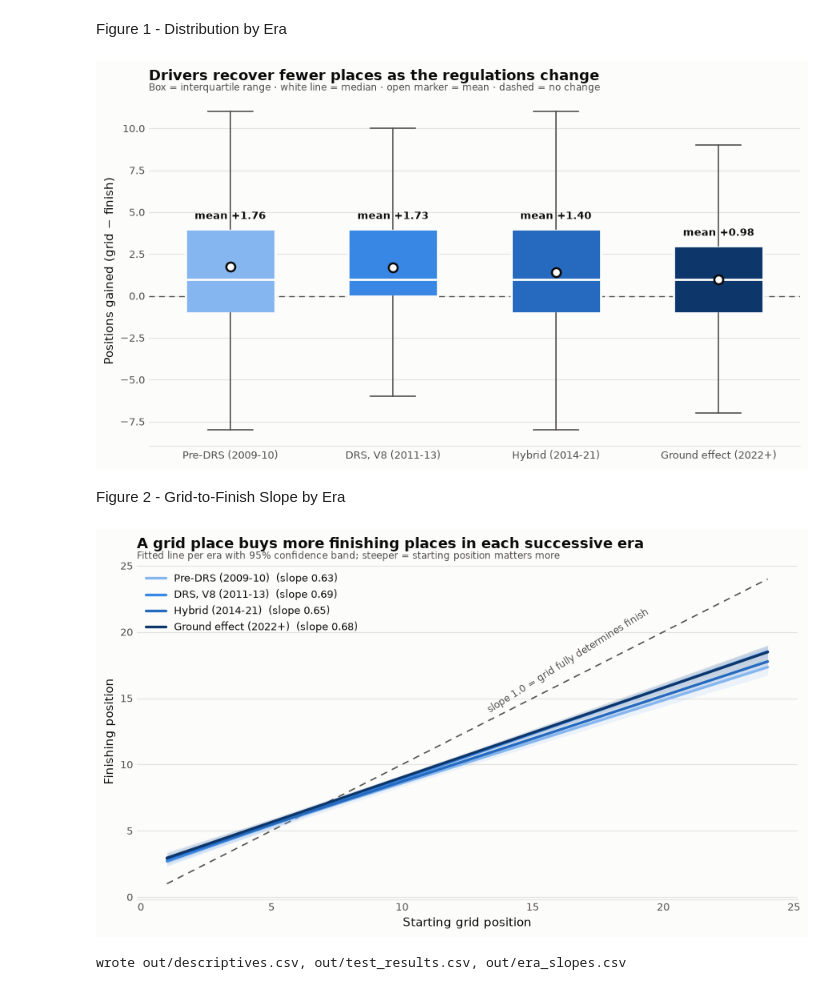
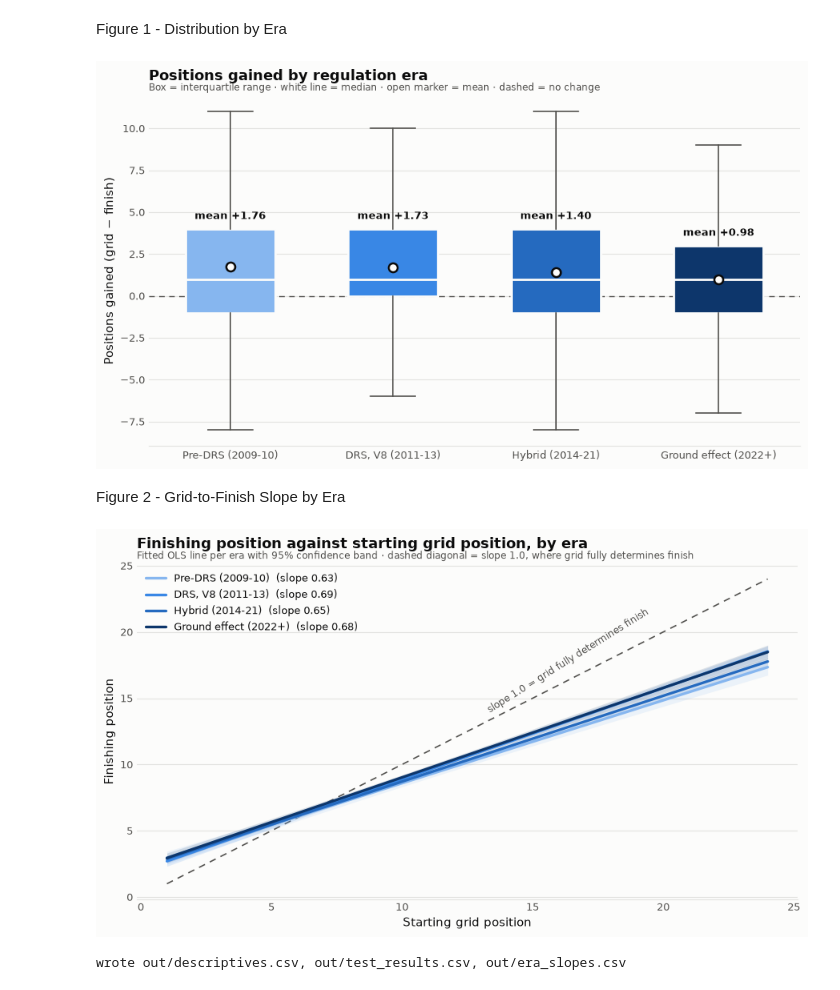
Before and after one commit to jamesbundrick/f1_qualifying_analysis, a Jupyter notebook: 03_analysis.ipynb, the cells around one changed output. Cells and saved outputs as stored; diff of their text form; code cells hidden in the pictures.

```diff
--- a/03_analysis.ipynb
+++ b/03_analysis.ipynb
@@ -345,35 +350,35 @@ Figure 1 - Distribution by Era
 fig, ax = plt.subplots(figsize=(9, 5.2), facecolor=SURF)
 ax.set_facecolor(SURF)
 bp = ax.boxplot(groups, patch_artist=True, widths=.55, showfliers=False,
                 medianprops=dict(color=SURF, lw=2),
                 whiskerprops=dict(color=MUTED, lw=1.2),
                 capprops=dict(color=MUTED, lw=1.2),
                 boxprops=dict(lw=0))
 for patch, c in zip(bp["boxes"], ERA_C):
     patch.set_facecolor(c); patch.set_edgecolor(SURF); patch.set_linewidth(2)
 
 for i, g in enumerate(groups, start=1):
     ax.scatter([i], [g.mean()], s=64, color=SURF, edgecolors=INK,
                linewidths=1.8, zorder=6)
     top = np.percentile(g, 75)
     ax.annotate(f"mean {g.mean():+.2f}", (i, top), xytext=(0, 9),
                 textcoords="offset points", ha="center",
                 fontsize=9.5, color=INK, fontweight="bold")
 
 ax.axhline(0, color=MUTED, lw=1, ls=(0, (5, 4)), zorder=1)
 ax.set_xticks(range(1, 5)); ax.set_xticklabels(short, fontsize=9.5, color=INK)
 ax.set_ylabel("Positions gained (grid − finish)", fontsize=10.5, color=INK)
-ax.set_title("Drivers recover fewer places as the regulations change",
+ax.set_title("Positions gained by regulation era",
              fontsize=13, color=INK, loc="left", pad=14, fontweight="bold")
 ax.text(0, 1.015, "Box = interquartile range · white line = median · "
         "open marker = mean · dashed = no change",
         transform=ax.transAxes, fontsize=8.8, color=MUTED)
 style(ax)
 fig.tight_layout()
 fig.savefig("out/fig1_distribution_by_era.png", dpi=150, facecolor=SURF)
 plt.show()
 # %% [output]
-[figure, old version]
+[figure, new version]
 # %% [markdown]
 Figure 2 - Grid-to-Finish Slope by Era
 # %%
@@ -397,10 +402,10 @@ ax.annotate("slope 1.0 = grid fully determines finish", (df["grid"].max()*.55,
             df["grid"].max()*.58), fontsize=8.8, color=MUTED, rotation=32)
 ax.set_xlabel("Starting grid position", fontsize=10.5, color=INK)
 ax.set_ylabel("Finishing position", fontsize=10.5, color=INK)
-ax.set_title("A grid place buys more finishing places in each successive era",
+ax.set_title("Finishing position against starting grid position, by era",
              fontsize=13, color=INK, loc="left", pad=14, fontweight="bold")
-ax.text(0, 1.015, "Fitted line per era with 95% confidence band; "
-        "steeper = starting position matters more",
+ax.text(0, 1.015, "Fitted OLS line per era with 95% confidence band · "
+        "dashed diagonal = slope 1.0, where grid fully determines finish",
         transform=ax.transAxes, fontsize=8.8, color=MUTED)
 ax.legend(frameon=False, fontsize=9, loc="upper left", labelcolor=INK)
 style(ax)
@@ -408,7 +413,7 @@ fig.tight_layout()
 fig.savefig("out/fig2_grid_to_finish_slope.png", dpi=150, facecolor=SURF)
 plt.show()
 # %% [output]
-[figure, old version]
+[figure, new version]
 # %%
 pd.DataFrame([{"test":"Levene W","stat":W,"p":p_lev},
               {"test":"ANOVA F","stat":F,"p":p},
```
Also changed, not shown: parts of 4 cells of this notebook, 8 other files.
